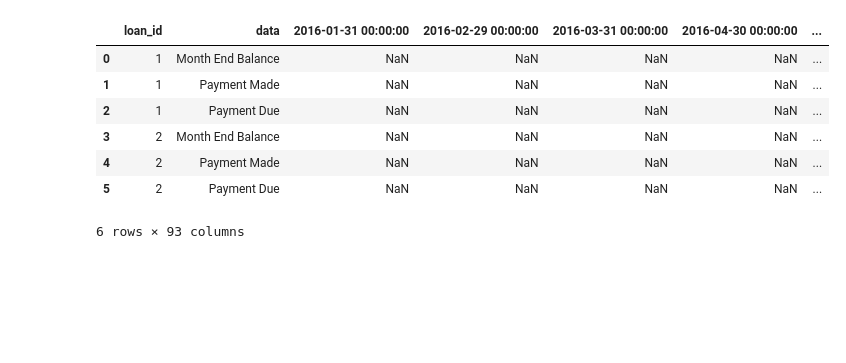
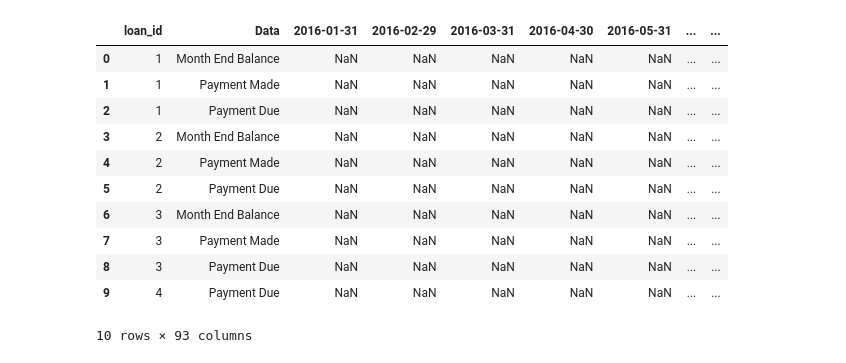
Before and after one commit to AnatolyBuga/elliott, a Jupyter notebook: Solution.ipynb, the cells around one changed output. Drawn from its saved outputs; the diff is of its cells as text; code cells hidden in the pictures; blank space fills up the shorter version.

```diff
--- a/Solution.ipynb
+++ b/Solution.ipynb
@@ -5,2 +3,19 @@
 # %%
-from pola import DataSet, MonthEndBalanceTabInfo, PaymentDueTabInfo, PaymentMadeTabInfo
+# Imports and config
+import polars as pl
+import pandas as pd
+from pola import (
+    MonthEndBalanceTabInfo,
+    PaymentDueTabInfo,
+    PaymentMadeTabInfo,
+    PortfolioOfOutstandingLoans,
+    StaticTabInfo,
+    )
+
+from pola import curves
+import warnings
+
+# Hide all warnings
+warnings.filterwarnings('ignore')
+pd.set_option('display.max_columns', 15)
+pl.Config.set_tbl_rows(20)
@@ -7,20 +33,25 @@ from pola import DataSet, MonthEndBalanceTabInfo, PaymentDueTabInfo, PaymentMade
 # %%
-loans_data = DataSet.from_excel(
-    path = "2024 - Strat Casestudy.xlsx",
-    static_tab="DATA-Static",
+loans_data = PortfolioOfOutstandingLoans.from_excel(
+    path="2024 - Strat Casestudy.xlsx",
+    static_tab=StaticTabInfo("DATA-Static"),
     data_tabs=[
         MonthEndBalanceTabInfo("DATA-Month End Balances"),
         PaymentDueTabInfo("DATA-Payment Due"),
         PaymentMadeTabInfo("DATA-Payment Made"),
     ],
 )
-loans_data.data.head(6)
+
+loans_data.all_data().head(10)
 # %% [output]
-|  | loan_id | data | 2016-01-31 00:00:00 | 2016-02-29 00:00:00 | 2016-03-31 00:00:00 | 2016-04-30 00:00:00 | ... |
-| 0 | 1 | Month End Balance | NaN | NaN | NaN | NaN | ... |
-| 1 | 1 | Payment Made | NaN | NaN | NaN | NaN | ... |
-| 2 | 1 | Payment Due | NaN | NaN | NaN | NaN | ... |
-| 3 | 2 | Month End Balance | NaN | NaN | NaN | NaN | ... |
-| 4 | 2 | Payment Made | NaN | NaN | NaN | NaN | ... |
-| 5 | 2 | Payment Due | NaN | NaN | NaN | NaN | ... |
+|  | loan_id | Data | 2016-01-31 | 2016-02-29 | 2016-03-31 | 2016-04-30 | 2016-05-31 | ... | ... |
+| 0 | 1 | Month End Balance | NaN | NaN | NaN | NaN | NaN | ... | ... |
+| 1 | 1 | Payment Made | NaN | NaN | NaN | NaN | NaN | ... | ... |
+| 2 | 1 | Payment Due | NaN | NaN | NaN | NaN | NaN | ... | ... |
+| 3 | 2 | Month End Balance | NaN | NaN | NaN | NaN | NaN | ... | ... |
+| 4 | 2 | Payment Made | NaN | NaN | NaN | NaN | NaN | ... | ... |
+| 5 | 2 | Payment Due | NaN | NaN | NaN | NaN | NaN | ... | ... |
+| 6 | 3 | Month End Balance | NaN | NaN | NaN | NaN | NaN | ... | ... |
+| 7 | 3 | Payment Made | NaN | NaN | NaN | NaN | NaN | ... | ... |
+| 8 | 3 | Payment Due | NaN | NaN | NaN | NaN | NaN | ... | ... |
+| 9 | 4 | Payment Due | NaN | NaN | NaN | NaN | NaN | ... | ... |
-6 rows × 93 columns
+10 rows × 93 columns
```
Also changed, not shown: parts of 29 cells of this notebook, 1 other file.
